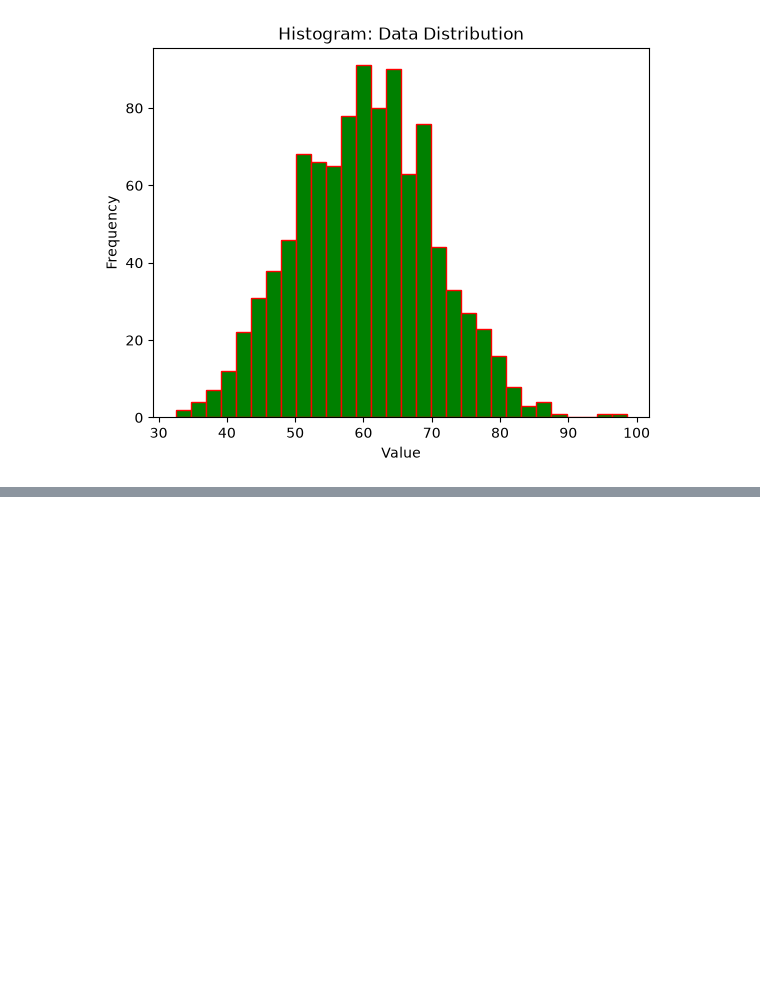
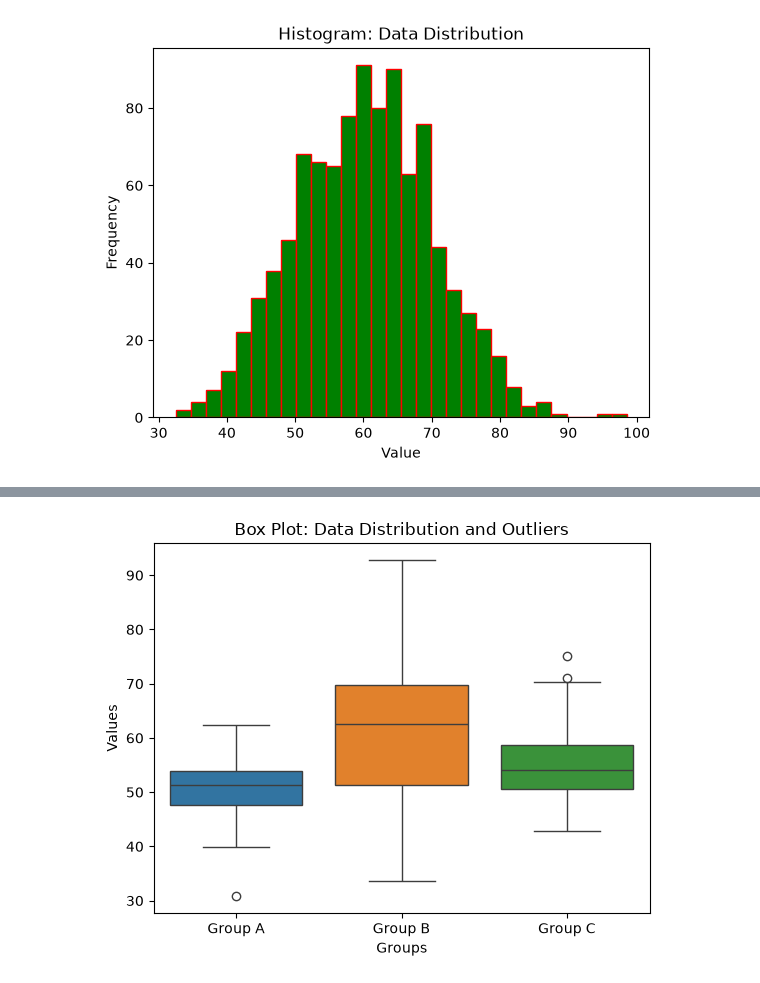
Before and after one commit to BatteryOrVansh/PythonHustle, a Jupyter notebook: Summer_Internship_Training/Visualization/matplot_visualization.ipynb, the cells around one changed output, grey strips where cells are left out. Cells and saved outputs as stored; diff of their text form; code cells hidden in the pictures; blank space fills up the shorter version.

```diff
--- a/Summer_Internship_Training/Visualization/matplot_visualization.ipynb
+++ b/Summer_Internship_Training/Visualization/matplot_visualization.ipynb
@@ -109,0 +125,15 @@ plt.show()
+# %%
+#6. Box Plot - show data distribution and outliers
+df = pd.DataFrame({
+    "Group A": np.random.normal(50,5,100),
+    "Group B": np.random.normal(60,15,100),
+    "Group C": np.random.normal(55,8,100)
+})
+
+sns.boxplot(data=df)
+plt.title("Box Plot: Data Distribution and Outliers")
+plt.xlabel("Groups")
+plt.ylabel("Values")
+plt.show()
+# %% [output]
+[figure, added]
```
Also changed, not shown: parts of 2 cells of this notebook.
